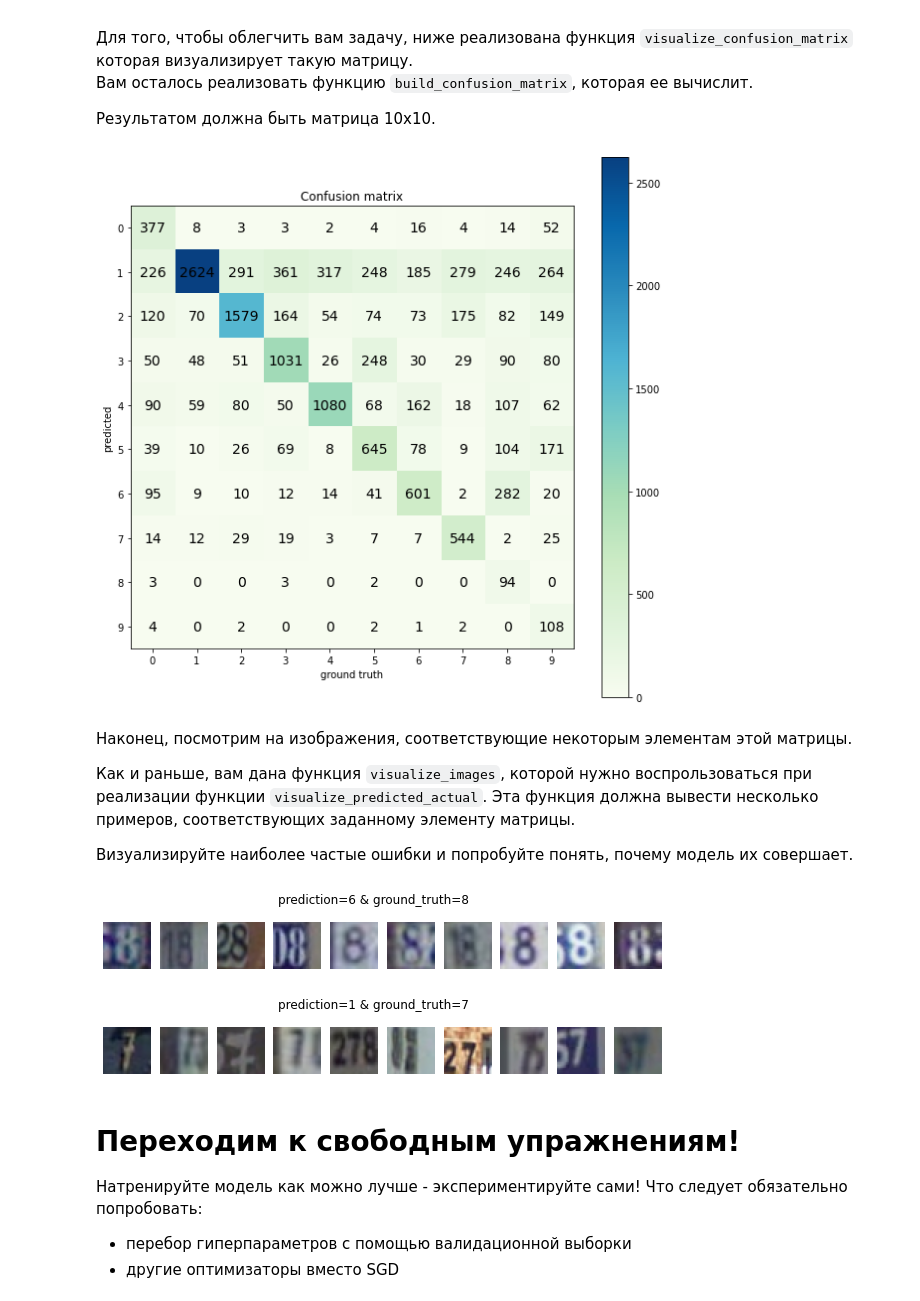
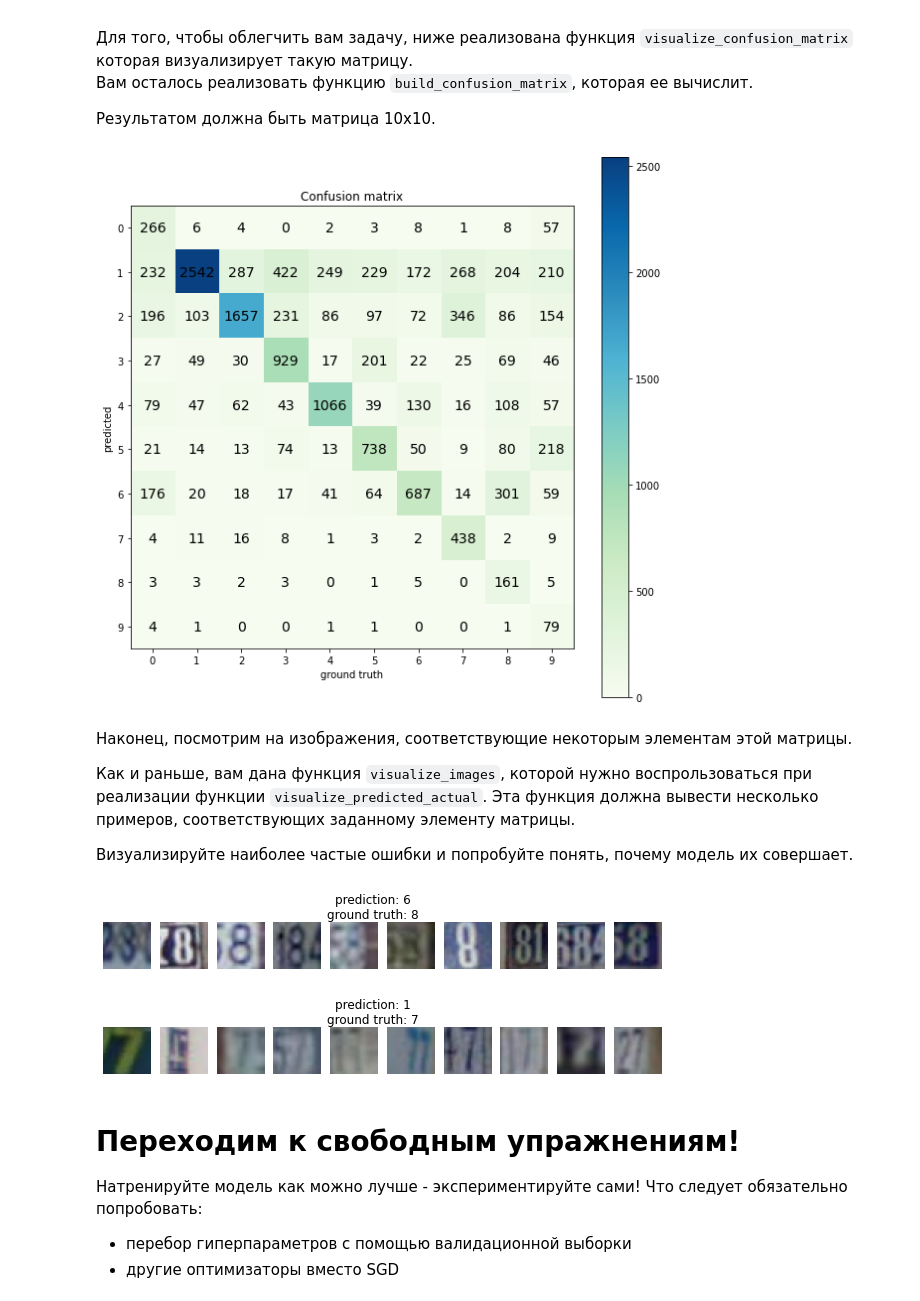
Before and after one commit to jecter1/Deep_Learning, a Jupyter notebook: assignment2/PyTorch.ipynb, the cells around one changed output. Cells and saved outputs as stored; diff of their text form; code cells hidden in the pictures.

```diff
--- a/assignment2/PyTorch.ipynb
+++ b/assignment2/PyTorch.ipynb
@@ -56,7 +57,7 @@ batch_size = 64
 data_size = data_train.data.shape[0]
 validation_split = .2
 split = int(np.floor(validation_split * data_size))
-indices = list(range(data_size))
+indices = np.arange(data_size)
 np.random.shuffle(indices)
 
 train_indices, val_indices = indices[split:], indices[:split]
@@ -312,4 +287,22 @@ Time elapsed: 79.124010 sec.
 # %%
+class SubsetSampler(Sampler):
+    """
+    Samples elements with given indices sequentially
+
+    Arguments:
+        indices (ndarray): indices of the samples to take
+    """
+
+    def __init__(self, indices):
+        self.indices = indices
+
+    def __iter__(self):
+        return (self.indices[i] for i in range(len(self.indices)))
+
+    def __len__(self):
+        return len(self.indices)
+
+
 def evaluate_model(model, dataset, indices):
     """
     Computes predictions and ground truth labels for the indices of the dataset
@@ -318,9 +311,9 @@ def evaluate_model(model, dataset, indices):
     predictions: np array of ints - model predictions
     grount_truth: np array of ints - actual labels of the dataset
     """
-    model.eval()
+    model.eval() # Evaluation mode
 
-    loader = torch.utils.data.DataLoader(dataset, sampler=indices)
+    loader = torch.utils.data.DataLoader(dataset, sampler=SubsetSampler(indices))
     predictions = np.zeros(len(indices), dtype=int)
     ground_truth = np.zeros(len(indices), dtype=int)
 
@@ -328,8 +321,10 @@ def evaluate_model(model, dataset, indices):
         pred = torch.argmax(model(x), dim=1)
         ground_truth[i_step] = y
         predictions[i_step] = pred
+
     return predictions, ground_truth
 
+# Evaluate model on validation
 predictions, gt = evaluate_model(nn_model, data_train, val_indices)
 assert len(predictions) == len(val_indices)
 assert len(gt) == len(val_indices)
@@ -384,18 +379,18 @@ def build_confusion_matrix(predictions, ground_truth):
     np array of ints, (10,10), counts of samples for predicted/ground_truth classes
     """
 
-    confusion_matrix = np.zeros((10, 10), dtype=int)
+    confusion_matrix = np.zeros((10, 10), int)
 
     for pred in range(10):
         for gt in range(10):
-            confusion_matrix[pred][gt] = np.sum((ground_truth == gt) & (predictions == pred))
+            confusion_matrix[pred][gt] = np.sum((predictions == pred) & (ground_truth == gt))
 
     return confusion_matrix
 
 confusion_matrix = build_confusion_matrix(predictions, gt)
 visualize_confusion_matrix(confusion_matrix)
 # %% [output]
-[figure, old version]
+[figure, new version]
 # %% [markdown]
 Наконец, посмотрим на изображения, соответствующие некоторым элементам этой матрицы.
 
@@ -409,38 +404,39 @@ def visualize_images(indices, data, title='', max_num=10):
     """
     Visualizes several images from the dataset
 
     indices: array of indices to visualize
     data: torch Dataset with the images
     title: string, title of the plot
     max_num: int, max number of images to display
     """
     to_show = min(len(indices), max_num)
     fig = plt.figure(figsize=(10,1.5))
     fig.suptitle(title)
     for i, index in enumerate(indices[:to_show]):
         plt.subplot(1,to_show, i+1)
         plt.axis('off')
         sample = data[index][0]
         plt.imshow(sample)
 
-def visualize_predicted_actual(predicted_class, gt_class, predictions, groud_truth, val_indices, data):
+def visualize_predicted_actual(predicted_class, gt_class, predictions, ground_truth, val_indices, data):
     """
     Visualizes images of a ground truth class which were predicted as the other class
 
     predicted: int 0-9, index of the predicted class
     gt_class: int 0-9, index of the ground truth class
     predictions: np array of ints, model predictions for all validation samples
     ground_truth: np array of ints, ground truth for all validation samples
     val_indices: np array of ints, indices of validation samples
     """
-    indices = val_indices[(predictions == predicted_class) & (groud_truth == gt_class)]
-    visualize_images(indices, data, 'prediction=' + str(predicted_class) + ' & ground_truth=' + str(gt_class))
+    indices = val_indices[(predictions == predicted_class) & (ground_truth == gt_class)]
+    title = 'prediction: ' + str(predicted_class) + '\nground truth: ' + str(gt_class)
+    visualize_images(indices, data, title)
 
 visualize_predicted_actual(6, 8, predictions, gt, np.array(val_indices), data_train_images)
 visualize_predicted_actual(1, 7, predictions, gt, np.array(val_indices), data_train_images)
 # %% [output]
-[figure, old version]
+[figure, new version]
-[figure, old version]
+[figure, new version]
 # %% [markdown]
 # Переходим к свободным упражнениям!
 
```
Also changed, not shown: parts of 41 cells of this notebook, 20 other files.
